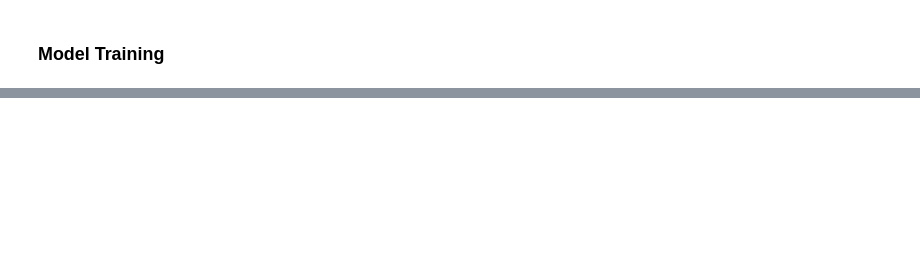
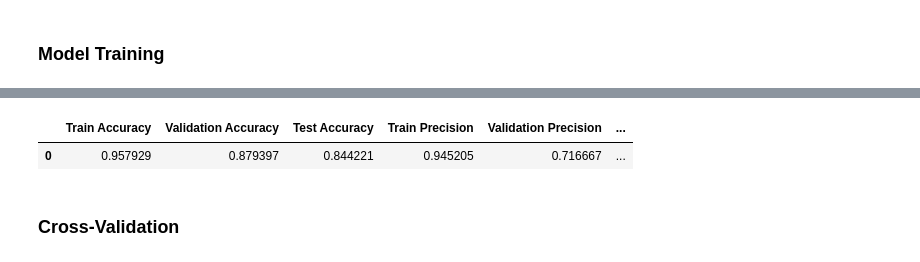
Before and after one commit to KyleZrey/SMCA, a Jupyter notebook: fusion_classification/gmu-Arevalo.ipynb, the cells around one changed output, grey strips where cells are left out. Cells and saved outputs as stored; diff of their text form; code cells hidden in the pictures; blank space fills up the shorter version.

```diff
--- a/fusion_classification/gmu-Arevalo.ipynb
+++ b/fusion_classification/gmu-Arevalo.ipynb
@@ -190,7 +275,0 @@ for text, audio, video, labels in train_dataloader:
-# %%
-for text_features, audio_features, video_features, targets in train_dataloader:
-    print("Text Features Shape:", text_features.shape)
-    print("Audio Features Shape:", audio_features.shape)
-    print("Video Features Shape:", video_features.shape)
-    print("Labels shape:", targets.shape)
-    break
@@ -652,0 +814,8 @@ Average Cross-Validation F1 Score: 0.5904
+# %%
+# Display the table
+metrics_df
+# %% [output]
+|  | Train Accuracy | Validation Accuracy | Test Accuracy | Train Precision | Validation Precision | ... |
+| 0 | 0.957929 | 0.879397 | 0.844221 | 0.945205 | 0.716667 | ... |
+# %% [markdown]
+### Cross-Validation
```
Also changed, not shown: parts of 46 cells of this notebook, 3 other files.
